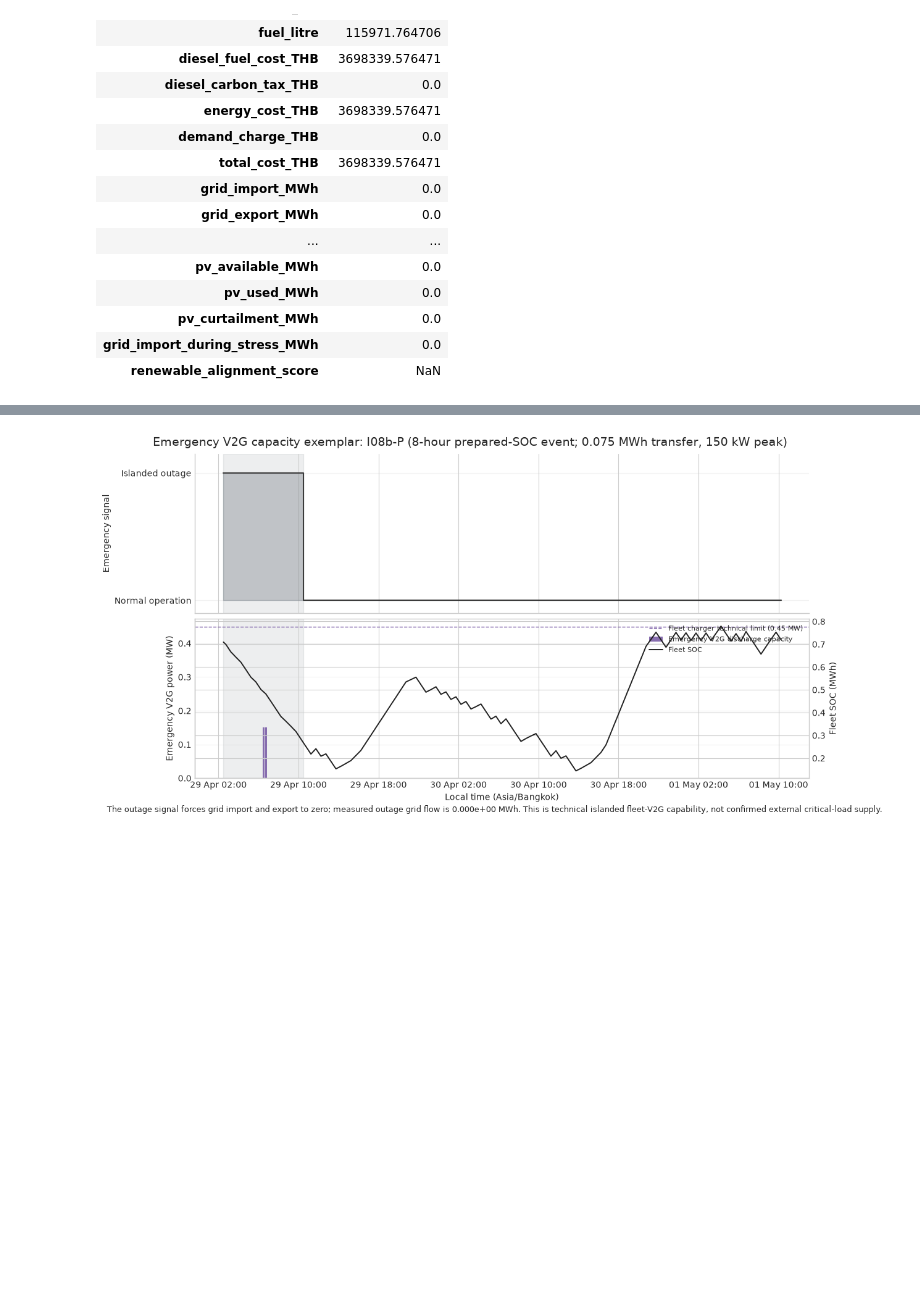
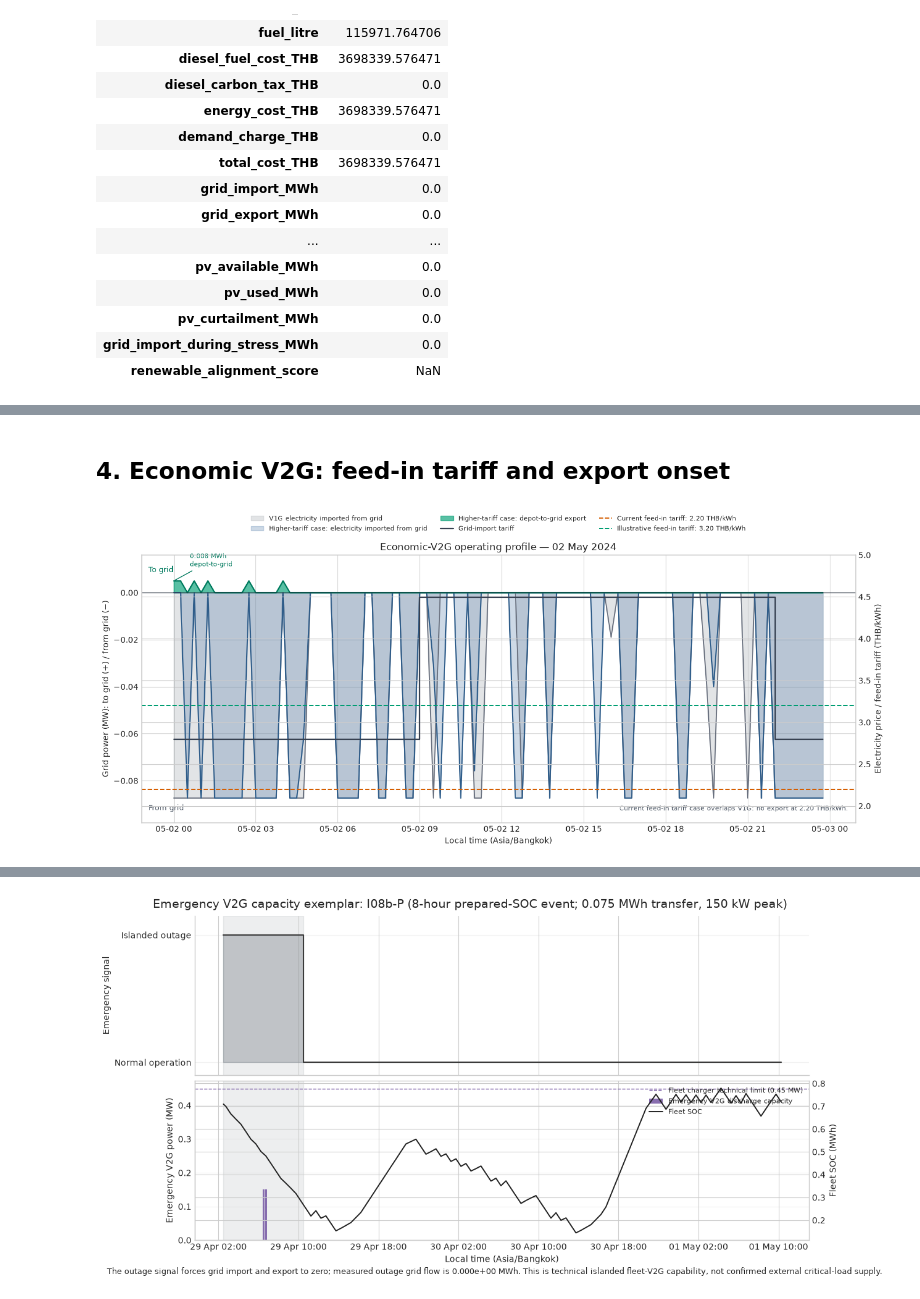
Before and after one commit to fraunhofer-isi/FLEXIMOD, a Jupyter notebook: notebooks/building_use_case_analysis.ipynb, the cells around one changed output, grey strips where cells are left out. Cells and saved outputs as stored; diff of their text form; code cells hidden in the pictures; blank space fills up the shorter version.

```diff
--- a/notebooks/building_use_case_analysis.ipynb
+++ b/notebooks/building_use_case_analysis.ipynb
@@ -488,0 +405,64 @@ else:
+# %% [markdown]
+## 4. Economic V2G: feed-in tariff and export onset
+# %%
+i01_label = 'V1G baseline'
+i02a_label = 'I02a least-cost V2G at current feed-in tariff'
+i02b_label = 'I02b economically viable V2G export'
+
+required = [i01_label, i02a_label, i02b_label]
+missing = [label for label in required if label not in dispatch_by_case or label not in comparison.index]
+if missing:
+    print(f'Missing completed economic-case outputs: {missing}')
+else:
+    i01 = dispatch_by_case[i01_label].copy()
+    i02a = dispatch_by_case[i02a_label].copy()
+    i02b = dispatch_by_case[i02b_label].copy()
+    for frame in (i01, i02a, i02b):
+        frame.index = pd.to_datetime(frame.index)
+
+    # Illustrative normal working day with the greatest I02b depot-to-grid energy.
+    daily_export = i02b['grid_export_MWh'].groupby(i02b.index.date).sum()
+    holiday_by_day = forecast['is_public_holiday'].groupby(forecast.index.date).max()
+    working_days = [day for day in daily_export.index if pd.Timestamp(day).weekday() < 5 and not bool(holiday_by_day.get(day, False))]
+    selected_day = daily_export.loc[working_days].idxmax() if working_days else daily_export.idxmax()
+    i01_day = i01.loc[i01.index.date == selected_day].copy()
+    i02b_day = i02b.loc[i02b.index.date == selected_day].copy()
+    export_day = i02b_day['grid_export_MWh'].sum()
+
+    # Convention: electricity taken from the grid is below zero; electricity delivered
+    # from the depot to the grid is above zero.
+    i01_import_power = i01_day['grid_import_MWh'] / 0.25
+    i02b_import_power = i02b_day['grid_import_MWh'] / 0.25
+    i02b_export_power = i02b_day['grid_export_MWh'] / 0.25
+    import_price = i02b_day['electricity_import_price_THB_per_MWh'] / 1000
+
+    fig, power_axis = plt.subplots(figsize=(13.5, 5.8), constrained_layout=True)
+    power_axis.fill_between(i01_day.index, -i01_import_power, 0, color='#9AA0A6', alpha=0.28, label='V1G electricity imported from grid')
+    power_axis.plot(i01_day.index, -i01_import_power, color='#6B7280', linewidth=1.35)
+    power_axis.fill_between(i02b_day.index, -i02b_import_power, 0, color='#4C78A8', alpha=0.28, label='Higher-tariff case: electricity imported from grid')
+    power_axis.plot(i02b_day.index, -i02b_import_power, color='#2F5D8A', linewidth=1.5)
+    power_axis.fill_between(i02b_day.index, 0, i02b_export_power, color='#009E73', alpha=0.65, label='Higher-tariff case: depot-to-grid export')
+    power_axis.plot(i02b_day.index, i02b_export_power, color='#007A5E', linewidth=1.6)
+    power_axis.axhline(0, color='#1F2937', linewidth=0.9)
+    power_axis.set_ylabel('Grid power (MW): to grid (+) / from grid (−)')
+    power_axis.set_xlabel('Local time (Asia/Bangkok)')
+    power_axis.set_title(f'Economic-V2G operating profile — {pd.Timestamp(selected_day):%d %b %Y}')
+    power_axis.text(0.01, 0.04, 'From grid', transform=power_axis.transAxes, color='#4B5563', fontsize=9, va='bottom')
+    power_axis.text(0.01, 0.96, 'To grid', transform=power_axis.transAxes, color='#007A5E', fontsize=9, va='top')
+    power_axis.set_ylim(-1.12 * max(i01_import_power.max(), i02b_import_power.max()), max(0.016, 1.6 * i02b_export_power.max()))
+
+    tariff_axis = power_axis.twinx()
+    tariff_axis.step(i02b_day.index, import_price, where='post', color='#374151', linewidth=1.65, label='Grid-import tariff')
+    tariff_axis.axhline(2.20, color='#D55E00', linewidth=1.45, linestyle='--', label='Current feed-in tariff: 2.20 THB/kWh')
+    tariff_axis.axhline(3.20, color='#009E73', linewidth=1.45, linestyle='--', label='Illustrative feed-in tariff: 3.20 THB/kWh')
+    tariff_axis.set_ylabel('Electricity price / feed-in tariff (THB/kWh)')
+    tariff_axis.set_ylim(1.8, 5.0)
+
+    handles_1, labels_1 = power_axis.get_legend_handles_labels()
+    handles_2, labels_2 = tariff_axis.get_legend_handles_labels()
+    power_axis.legend(handles_1 + handles_2, labels_1 + labels_2, loc='upper center', bbox_to_anchor=(0.5, 1.17), ncol=3, frameon=False, fontsize=8)
+    power_axis.annotate(f'{export_day:.3f} MWh\ndepot-to-grid', xy=(i02b_day.index[i02b_export_power.argmax()], i02b_export_power.max()), xytext=(20, 18), textcoords='offset points', color='#007A5E', fontsize=8, arrowprops={'arrowstyle': '-', 'color': '#007A5E'})
+    power_axis.text(0.99, 0.04, 'Current feed-in tariff case overlaps V1G: no export at 2.20 THB/kWh.', transform=power_axis.transAxes, ha='right', va='bottom', fontsize=8, color='#4B5563')
+    plt.show()
+# %% [output]
+[figure, added]
```
Also changed, not shown: parts of 78 cells of this notebook, 1 other file.
